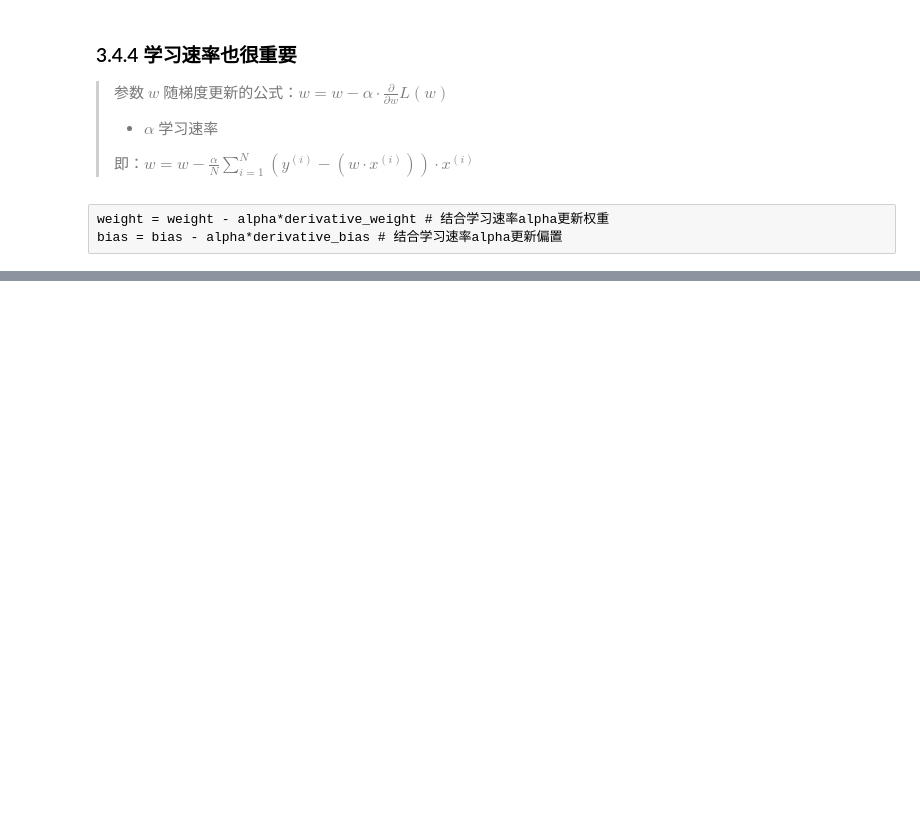
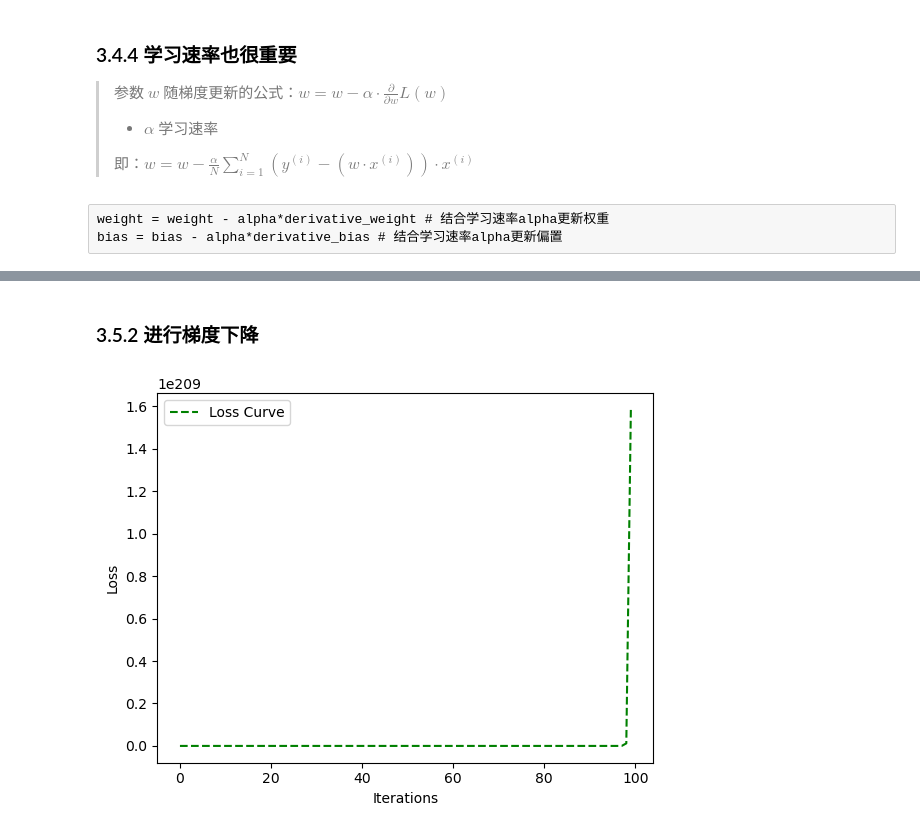
Before and after one commit to MemoryFactory/jupyter_basic, a Jupyter notebook: zero_ml.ipynb, the cells around one changed output, grey strips where cells are left out. Saved outputs shown, nothing was run; the diff lists cells and outputs as text; code cells hidden in the pictures; blank space fills up the shorter version.

```diff
--- a/zero_ml.ipynb
+++ b/zero_ml.ipynb
@@ -696,0 +725,14 @@ def gradient_descent(X, y, w, b, lr, iter): # 定义一个实现梯度下降的
+# %% [markdown]
+### 3.5.2 进行梯度下降
+# %%
+# 根据初始参数值，进行梯度下降（开始训练机器，拟合函数）
+loss_history,weight_history,bias_history = gradient_descent(X_train,y_train,weight,bias,alpha,iterations)
+# %%
+plt.plot(loss_history, 'g--', label='Loss Curve') # 显示损失曲线
+
+plt.xlabel('Iterations')
+plt.ylabel('Loss')
+plt.legend()
+plt.show()
+# %% [output]
+[figure, added]
```
Also changed, not shown: parts of 16 cells of this notebook.
